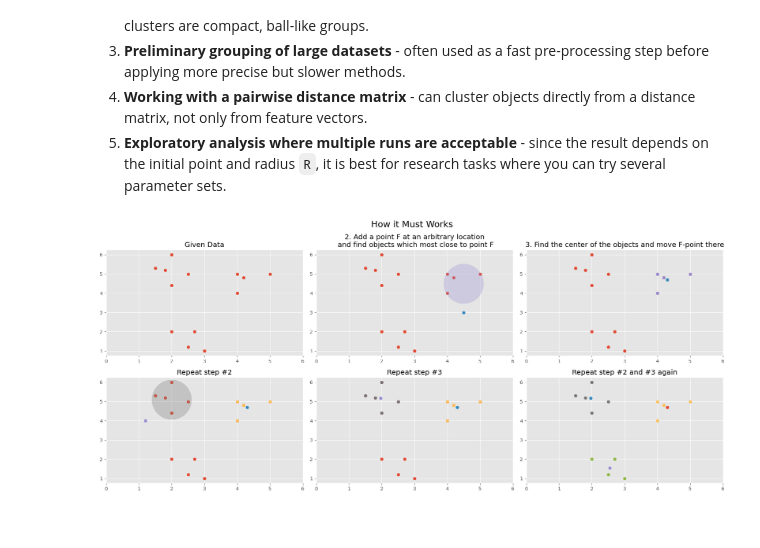
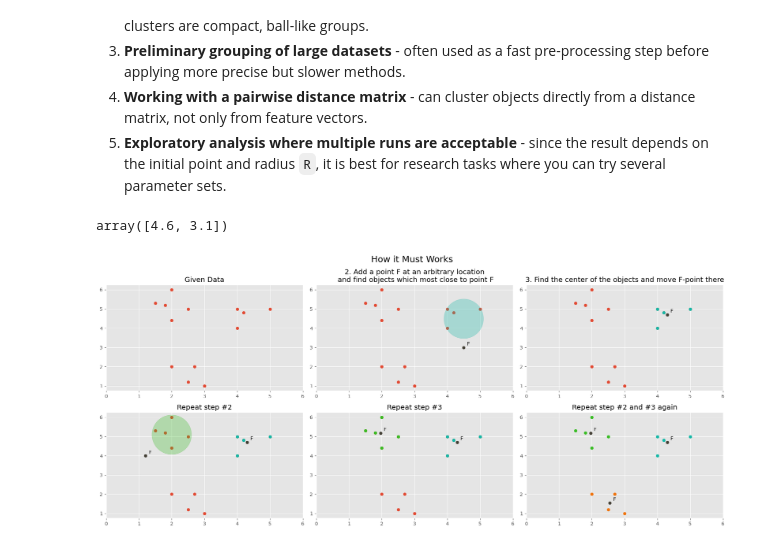
Before and after one commit to fadeeva/nakedML, a Jupyter notebook: MLnotes/004_Clustering.ipynb, the cells around one changed output. Cells and saved outputs as stored; diff of their text form; code cells hidden in the pictures.

```diff
--- a/MLnotes/004_Clustering.ipynb
+++ b/MLnotes/004_Clustering.ipynb
@@ -545,6 +546,10 @@ Best suited for:
 3. **Preliminary grouping of large datasets** - often used as a fast pre-processing step before applying more precise but slower methods.
 4. **Working with a pairwise distance matrix** - can cluster objects directly from a distance matrix, not only from feature vectors.
 5. **Exploratory analysis where multiple runs are acceptable** - since the result depends on the initial point and radius `R`, it is best for research tasks where you can try several parameter sets.
+# %%
+f[0]+.1
+# %% [output]
+array([4.6, 3.1])
 # %%
 cluster_1 = np.array([
     [1.8, 2, 1.5, 2.5, 2,],
@@ -561,55 +566,71 @@ cluster_3 = np.array([
     [2,   1, 2, 1.2]
 ])
 
+clst_cls = [
+    '#16b8a7',
+    '#3abd26',
+    '#f0740e'
+]
+
 data = np.hstack([cluster_1, cluster_2, cluster_3])
 
-f = np.array([4.5, 3])
+f = np.array([[4.5, 3], [1.2, 4]])
+f_cls = '#454137';
 centers = [cl.sum(axis=1)/cl[0].size for cl in [cluster_1, cluster_2, cluster_3]]
 
 fig, axs = plt.subplots(2, 3, figsize=(18, 8))
 
 axs[0, 0].scatter(data[0], data[1])
 axs[0, 0].set_xlim(0, 6)
 axs[0, 0].set_title('Given Data')
 
 axs[0, 1].scatter(data[0], data[1])
-axs[0, 1].scatter(f[0], f[1])
-axs[0, 1].scatter(4.5, 4.5, s=6500, alpha=.3)
+axs[0, 1].scatter(f[0][0], f[0][1], c=f_cls)
+axs[0, 1].annotate('F', xy=f[0], xytext=f[0]+.1)
+axs[0, 1].scatter(4.5, 4.5, s=6500, alpha=.3, c=clst_cls[0])
 axs[0, 1].set_xlim(0, 6)
 axs[0, 1].set_title('2. Add a point F at an arbitrary location\n and find objects which most close to point F')
 
 axs[0, 2].scatter(data[0], data[1])
-axs[0, 2].scatter(centers[1][0], centers[1][1])
-axs[0, 2].scatter(cluster_2[0], cluster_2[1])
+axs[0, 2].scatter(centers[1][0], centers[1][1], c=f_cls)
+axs[0, 2].annotate('F', xy=centers[1], xytext=centers[1]+.1)
+axs[0, 2].scatter(cluster_2[0], cluster_2[1], c=clst_cls[0])
 axs[0, 2].set_xlim(0, 6)
 axs[0, 2].set_title('3. Find the center of the objects and move F-point there')
 
 axs[1, 0].scatter(data[0], data[1])
-axs[1, 0].scatter(centers[1][0], centers[1][1])
-axs[1, 0].scatter(1.2, 4)
-axs[1, 0].scatter(2, 5.1, s=6500, alpha=.3)
-axs[1, 0].scatter(cluster_2[0], cluster_2[1])
+axs[1, 0].scatter(centers[1][0], centers[1][1], c=f_cls)
+axs[1, 0].annotate('F', xy=centers[1], xytext=centers[1]+.1)
+axs[1, 0].scatter(f[1][0], f[1][1], c=f_cls)
+axs[1, 0].annotate('F', xy=f[1], xytext=f[1]+.1)
+axs[1, 0].scatter(2, 5.1, s=6500, alpha=.3, c=clst_cls[1])
+axs[1, 0].scatter(cluster_2[0], cluster_2[1], c=clst_cls[0])
 axs[1, 0].set_xlim(0, 6)
 axs[1, 0].set_title('Repeat step #2')
 
 axs[1, 1].scatter(data[0], data[1])
-axs[1, 1].scatter(centers[1][0], centers[1][1])
-axs[1, 1].scatter(centers[0][0], centers[0][1])
-axs[1, 1].scatter(cluster_1[0], cluster_1[1])
-axs[1, 1].scatter(cluster_2[0], cluster_2[1])
+axs[1, 1].scatter(centers[1][0], centers[1][1], c=f_cls)
+axs[1, 1].annotate('F', xy=centers[1], xytext=centers[1]+.1)
+axs[1, 1].scatter(centers[0][0], centers[0][1], c=f_cls)
+axs[1, 1].annotate('F', xy=centers[0], xytext=centers[0]+.1)
+axs[1, 1].scatter(cluster_1[0], cluster_1[1], c=clst_cls[1])
+axs[1, 1].scatter(cluster_2[0], cluster_2[1], c=clst_cls[0])
 axs[1, 1].set_xlim(0, 6)
 axs[1, 1].set_title('Repeat step #3')
 
-axs[1, 2].scatter(centers[1][0], centers[1][1])
-axs[1, 2].scatter(centers[0][0], centers[0][1])
-axs[1, 2].scatter(centers[2][0], centers[2][1])
-axs[1, 2].scatter(cluster_1[0], cluster_1[1])
-axs[1, 2].scatter(cluster_2[0], cluster_2[1])
-axs[1, 2].scatter(cluster_3[0], cluster_3[1])
+axs[1, 2].scatter(centers[1][0], centers[1][1], c=f_cls)
+axs[1, 2].annotate('F', xy=centers[1], xytext=centers[1]+.1)
+axs[1, 2].scatter(centers[0][0], centers[0][1], c=f_cls)
+axs[1, 2].annotate('F', xy=centers[0], xytext=centers[0]+.1)
+axs[1, 2].scatter(centers[2][0], centers[2][1], c=f_cls)
+axs[1, 2].annotate('F', xy=centers[2], xytext=centers[2]+.1)
+axs[1, 2].scatter(cluster_1[0], cluster_1[1], c=clst_cls[1])
+axs[1, 2].scatter(cluster_2[0], cluster_2[1], c=clst_cls[0])
+axs[1, 2].scatter(cluster_3[0], cluster_3[1], c=clst_cls[2])
 axs[1, 2].set_xlim(0, 6)
 axs[1, 2].set_title('Repeat step #2 and #3 again')
 
 fig.suptitle('How it Must Works', fontsize=18)
 plt.tight_layout()
 # %% [output]
-[figure, old version]
+[figure, new version]
```
Also changed, not shown: parts of 1 cell of this notebook.
